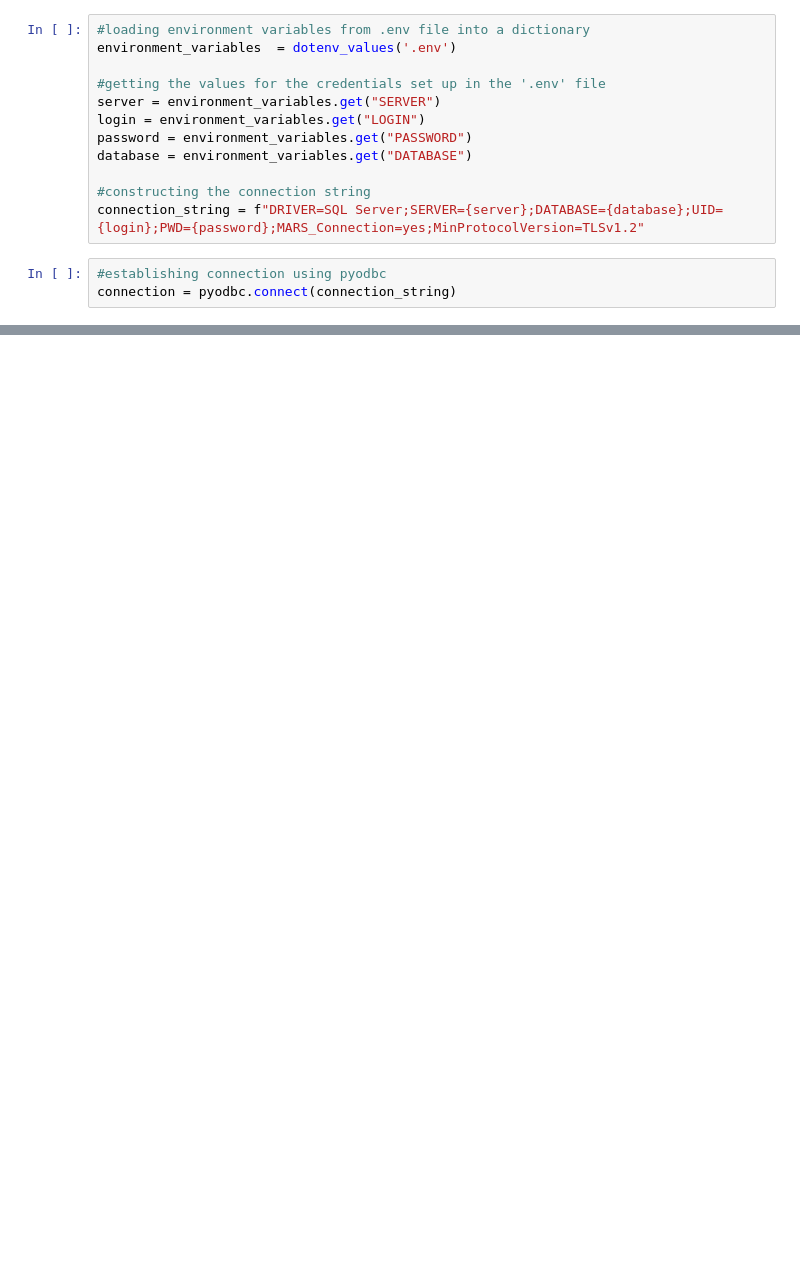
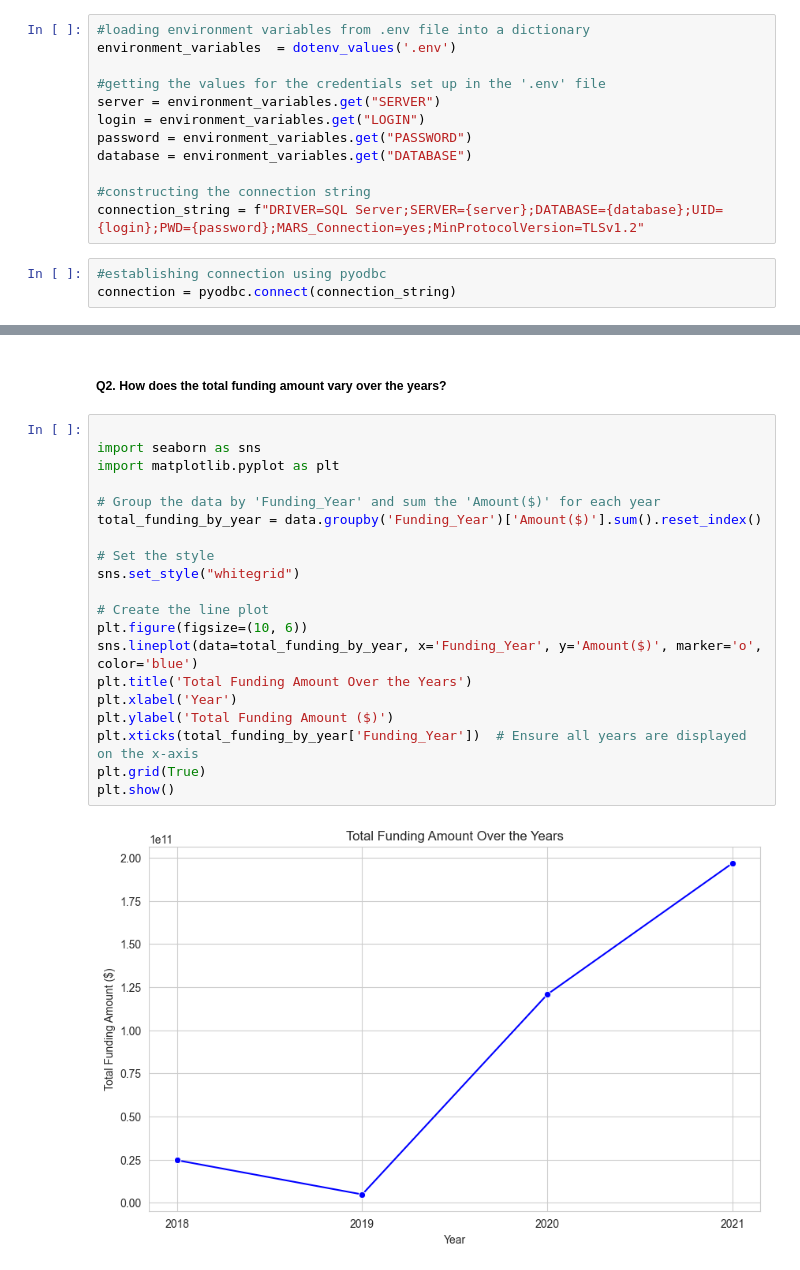
Before and after one commit to BenedictEnimel/LP1_PROJECT-BY-TEAM-ERBIUM, a Jupyter notebook: LP1_PROJECT.ipynb, the cells around one changed output, grey strips where cells are left out. Saved outputs shown, nothing was run; the diff lists cells and outputs as text; blank space fills up the shorter version.

```diff
--- a/LP1_PROJECT.ipynb
+++ b/LP1_PROJECT.ipynb
@@ -227,0 +1253,24 @@ S
+# %% [markdown]
+##### Q2. How does the total funding amount vary over the years?
+# %%
+
+import seaborn as sns
+import matplotlib.pyplot as plt
+
+# Group the data by 'Funding_Year' and sum the 'Amount($)' for each year
+total_funding_by_year = data.groupby('Funding_Year')['Amount($)'].sum().reset_index()
+
+# Set the style
+sns.set_style("whitegrid")
+
+# Create the line plot
+plt.figure(figsize=(10, 6))
+sns.lineplot(data=total_funding_by_year, x='Funding_Year', y='Amount($)', marker='o', color='blue')
+plt.title('Total Funding Amount Over the Years')
+plt.xlabel('Year')
+plt.ylabel('Total Funding Amount ($)')
+plt.xticks(total_funding_by_year['Funding_Year'])  # Ensure all years are displayed on the x-axis
+plt.grid(True)
+plt.show()
+# %% [output]
+[figure, added]
```
Also changed, not shown: parts of 133 cells of this notebook, 6 other files.
